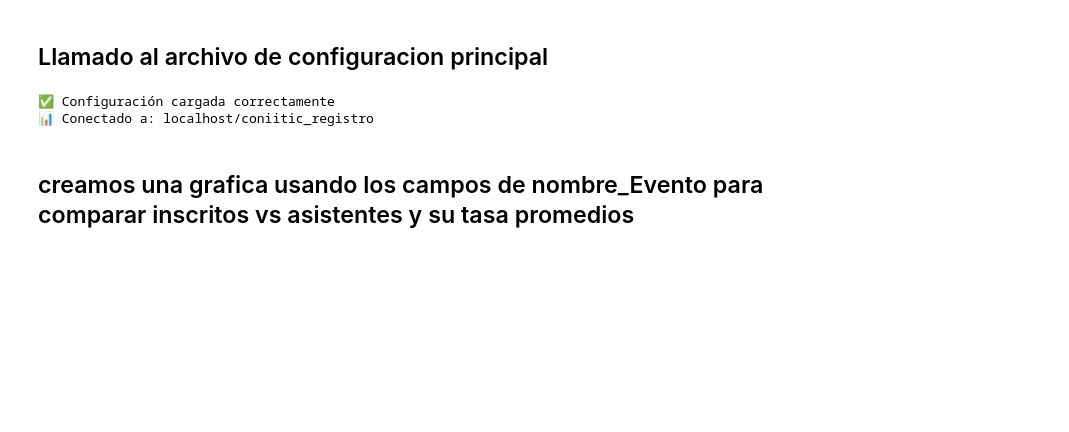
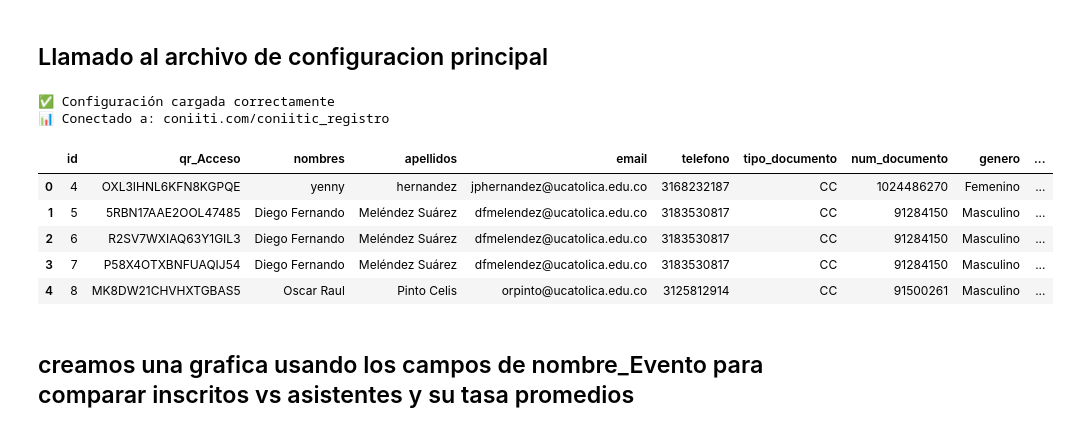
Before and after one commit to Jefesneipago/coniiti-analytics, a Jupyter notebook: notebooks/03_analisis.ipynb, the cells around one changed output. Saved outputs shown, nothing was run; the diff lists cells and outputs as text; code cells hidden in the pictures; blank space fills up the shorter version.

```diff
--- a/notebooks/03_analisis.ipynb
+++ b/notebooks/03_analisis.ipynb
@@ -3,16 +3,22 @@
 # %%
 # Ejecutar configuración
 %run 00_setup.ipynb
 
 # Consulta
 query = "SELECT * FROM regeventos"
 
 df = pd.read_sql(query, engine)
 
-# df.head(1)
+df.head()
 # %% [output]
 ✅ Configuración cargada correctamente
-📊 Conectado a: localhost/coniitic_registro
+📊 Conectado a: coniiti.com/coniitic_registro
+|  | id | qr_Acceso | nombres | apellidos | email | telefono | tipo_documento | num_documento | genero | ... |
+| 0 | 4 | OXL3IHNL6KFN8KGPQE | yenny | hernandez | jphernandez@ucatolica.edu.co | 3168232187 | CC | 1024486270 | Femenino | ... |
+| 1 | 5 | 5RBN17AAE2OOL47485 | Diego Fernando | Meléndez Suárez | dfmelendez@ucatolica.edu.co | 3183530817 | CC | 91284150 | Masculino | ... |
+| 2 | 6 | R2SV7WXIAQ63Y1GIL3 | Diego Fernando | Meléndez Suárez | dfmelendez@ucatolica.edu.co | 3183530817 | CC | 91284150 | Masculino | ... |
+| 3 | 7 | P58X4OTXBNFUAQIJ54 | Diego Fernando | Meléndez Suárez | dfmelendez@ucatolica.edu.co | 3183530817 | CC | 91284150 | Masculino | ... |
+| 4 | 8 | MK8DW21CHVHXTGBAS5 | Oscar Raul | Pinto Celis | orpinto@ucatolica.edu.co | 3125812914 | CC | 91500261 | Masculino | ... |
 # %% [markdown]
 ## creamos una grafica usando los campos de nombre_Evento para comparar inscritos vs asistentes y su tasa promedios
 # %%
```
Also changed, not shown: parts of 16 cells of this notebook, 6 other files.
